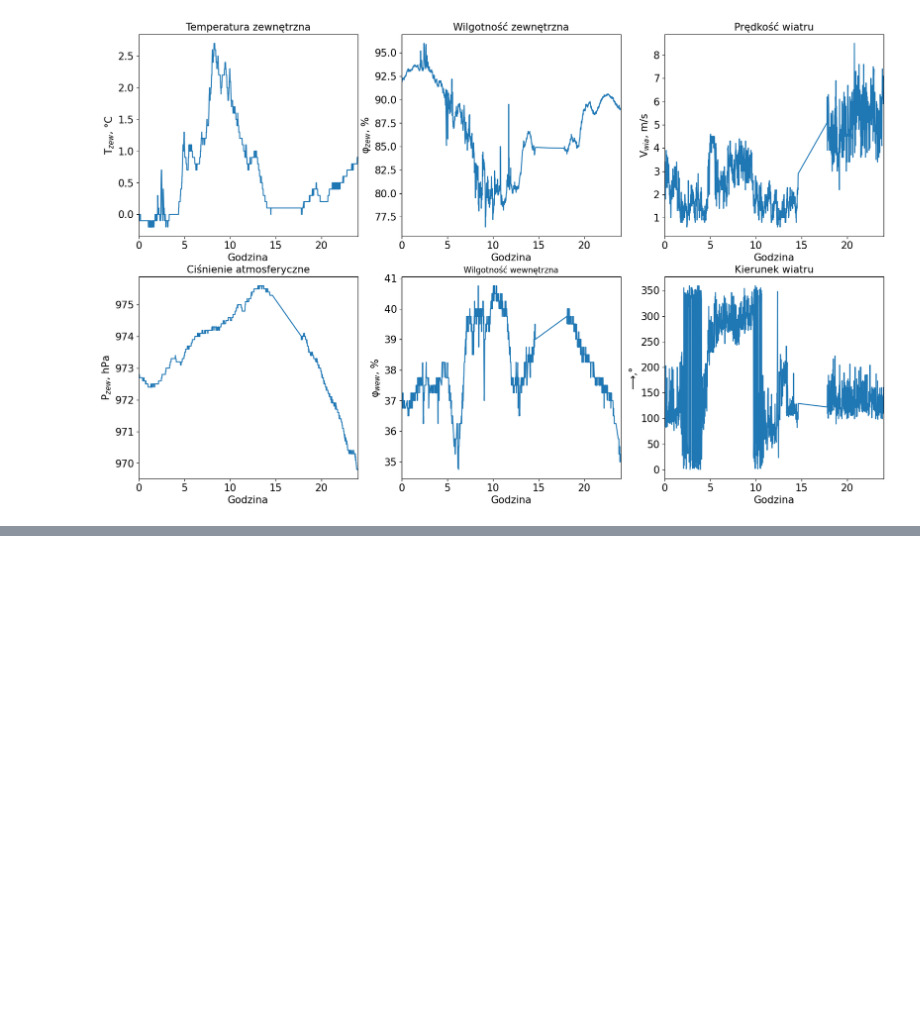
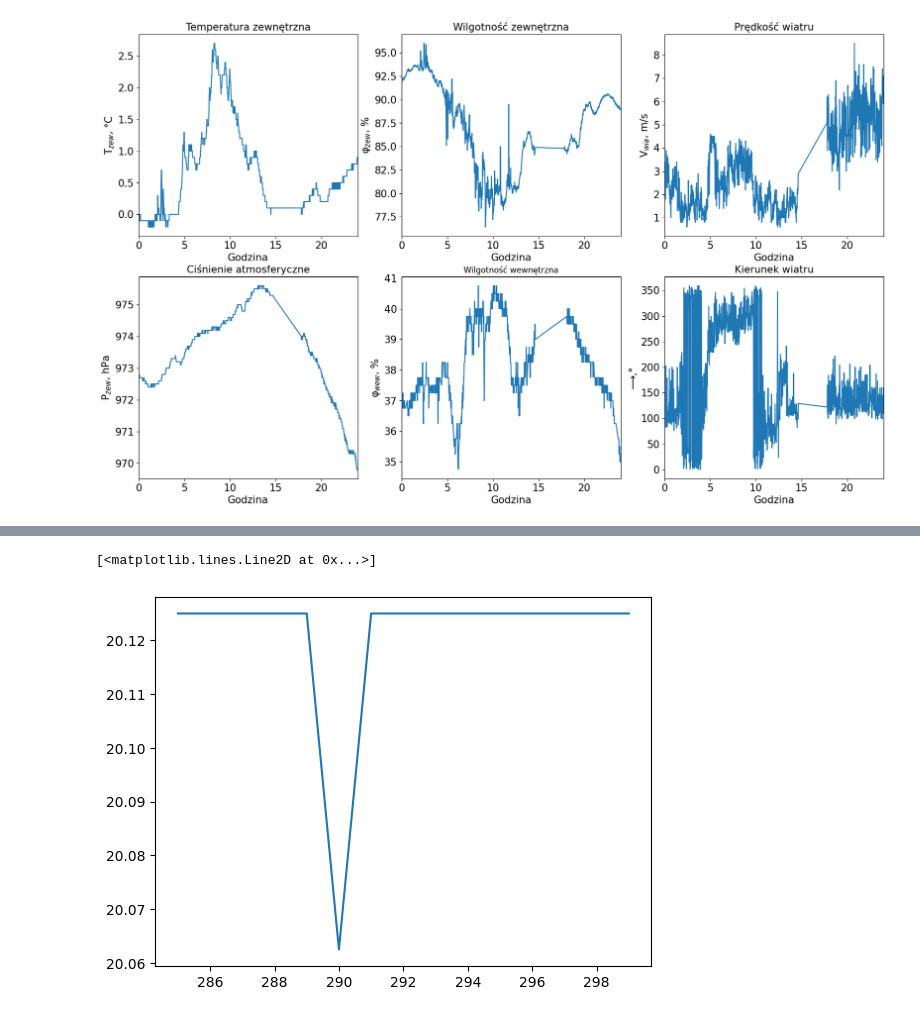
Before and after one commit to KulsonKula/Analiza-i-modelowanie-procesow-zwiazanych-z-systemem-centralnego-ogrzewania, a Jupyter notebook: Dane/display_data.IPYNB, the cells around one changed output, grey strips where cells are left out. Cells and saved outputs as stored; diff of their text form; code cells hidden in the pictures; blank space fills up the shorter version.

```diff
--- a/Dane/display_data.IPYNB
+++ b/Dane/display_data.IPYNB
@@ -168,0 +185,9 @@ for ax in axs2.flat:
+# %%
+L=285
+K=300
+
+plt.plot(DATASET['temperatura wewnętrzna na kominku'].iloc[L:K])
+# plt.plot(DATASET['praca_pieca'].iloc[L:K]/1000 +22)
+# %% [output]
+[<matplotlib.lines.Line2D at 0x...>]
+[figure, added]
```
Also changed, not shown: parts of 1 cell of this notebook, 3 other files.
